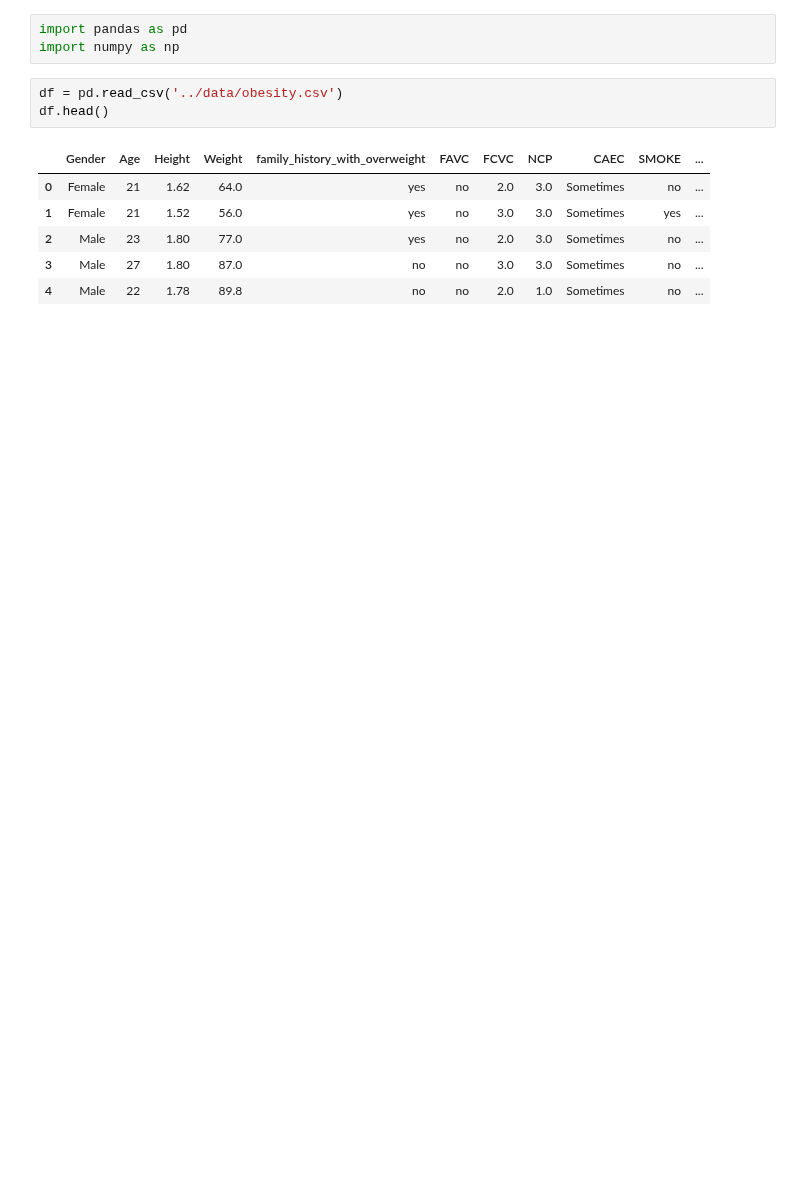
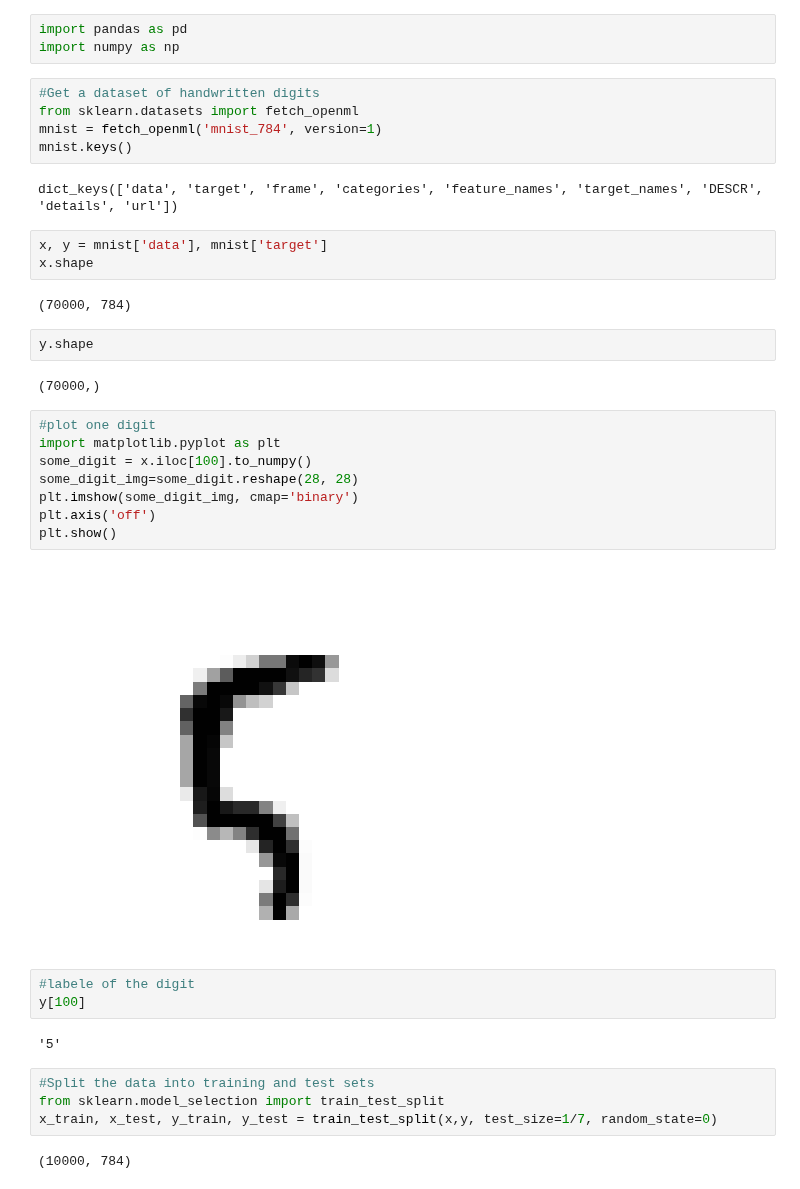
Before and after one commit to SamGombs20/DataAnalysisSample, a Jupyter notebook: code/obesiScanMachineLearning.ipynb, the cells around one changed output. Cells and saved outputs as stored; diff of their text form; blank space fills up the shorter version.

```diff
--- a/code/obesiScanMachineLearning.ipynb
+++ b/code/obesiScanMachineLearning.ipynb
@@ -1,13 +1,40 @@
 # %%
 import pandas as pd
 import numpy as np
-# %%
-df = pd.read_csv('../data/obesity.csv')
-df.head()
-# %% [output]
-|  | Gender | Age | Height | Weight | family_history_with_overweight | FAVC | FCVC | NCP | CAEC | SMOKE | ... |
-| 0 | Female | 21 | 1.62 | 64.0 | yes | no | 2.0 | 3.0 | Sometimes | no | ... |
-| 1 | Female | 21 | 1.52 | 56.0 | yes | no | 3.0 | 3.0 | Sometimes | yes | ... |
-| 2 | Male | 23 | 1.80 | 77.0 | yes | no | 2.0 | 3.0 | Sometimes | no | ... |
-| 3 | Male | 27 | 1.80 | 87.0 | no | no | 3.0 | 3.0 | Sometimes | no | ... |
-| 4 | Male | 22 | 1.78 | 89.8 | no | no | 2.0 | 1.0 | Sometimes | no | ... |
+# %%
+#Get a dataset of handwritten digits
+from sklearn.datasets import fetch_openml
+mnist = fetch_openml('mnist_784', version=1)
+mnist.keys()
+# %% [output]
+dict_keys(['data', 'target', 'frame', 'categories', 'feature_names', 'target_names', 'DESCR', 'details', 'url'])
+# %%
+x, y = mnist['data'], mnist['target']
+x.shape
+# %% [output]
+(70000, 784)
+# %%
+y.shape
+# %% [output]
+(70000,)
+# %%
+#plot one digit
+import matplotlib.pyplot as plt
+some_digit = x.iloc[100].to_numpy()
+some_digit_img=some_digit.reshape(28, 28)
+plt.imshow(some_digit_img, cmap='binary')
+plt.axis('off')
+plt.show()
+# %% [output]
+[figure, added]
+# %%
+#labele of the digit
+y[100]
+# %% [output]
+'5'
+# %%
+#Split the data into training and test sets
+from sklearn.model_selection import train_test_split
+x_train, x_test, y_train, y_test = train_test_split(x,y, test_size=1/7, random_state=0)
+# %% [output]
+(10000, 784)
```
Also changed, not shown: parts of 3 cells of this notebook.
